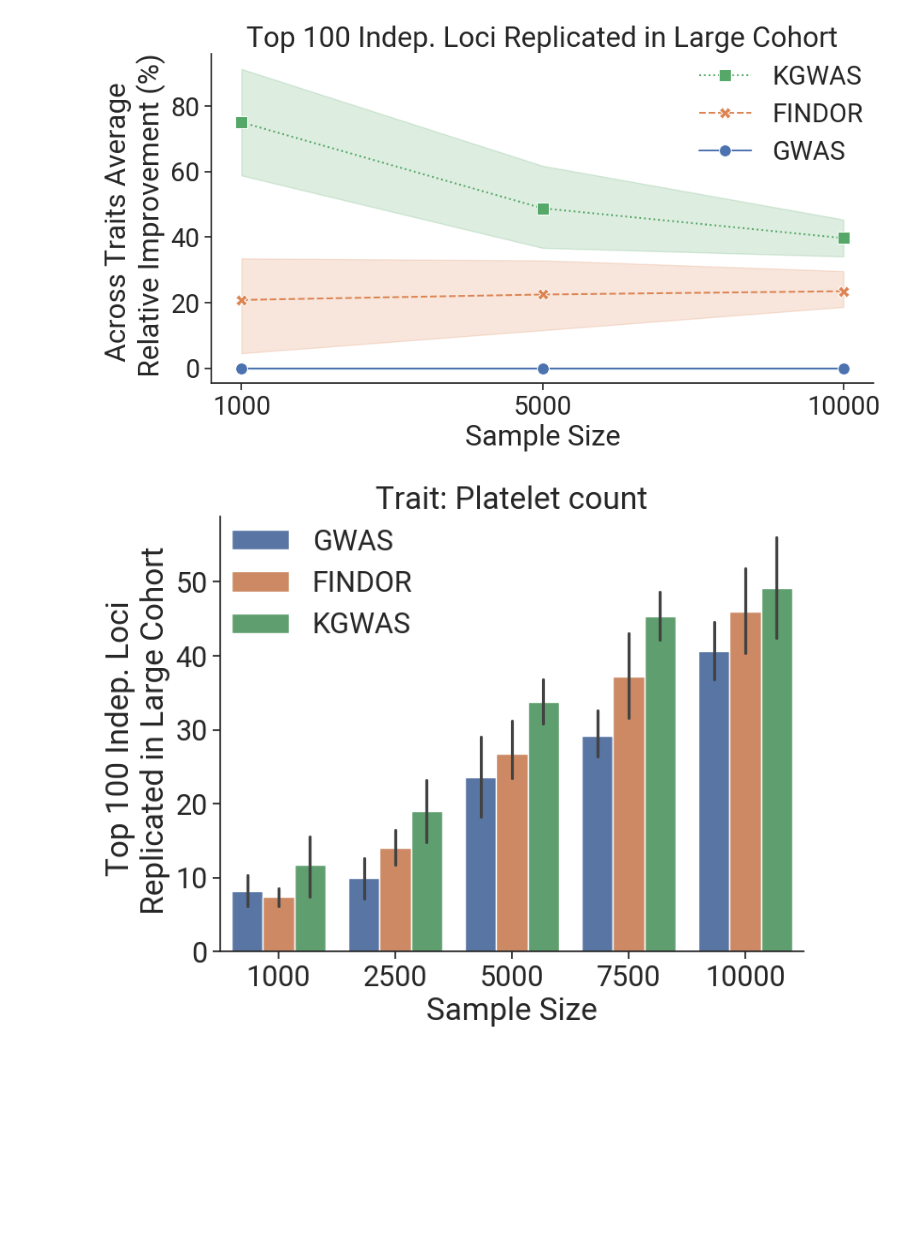
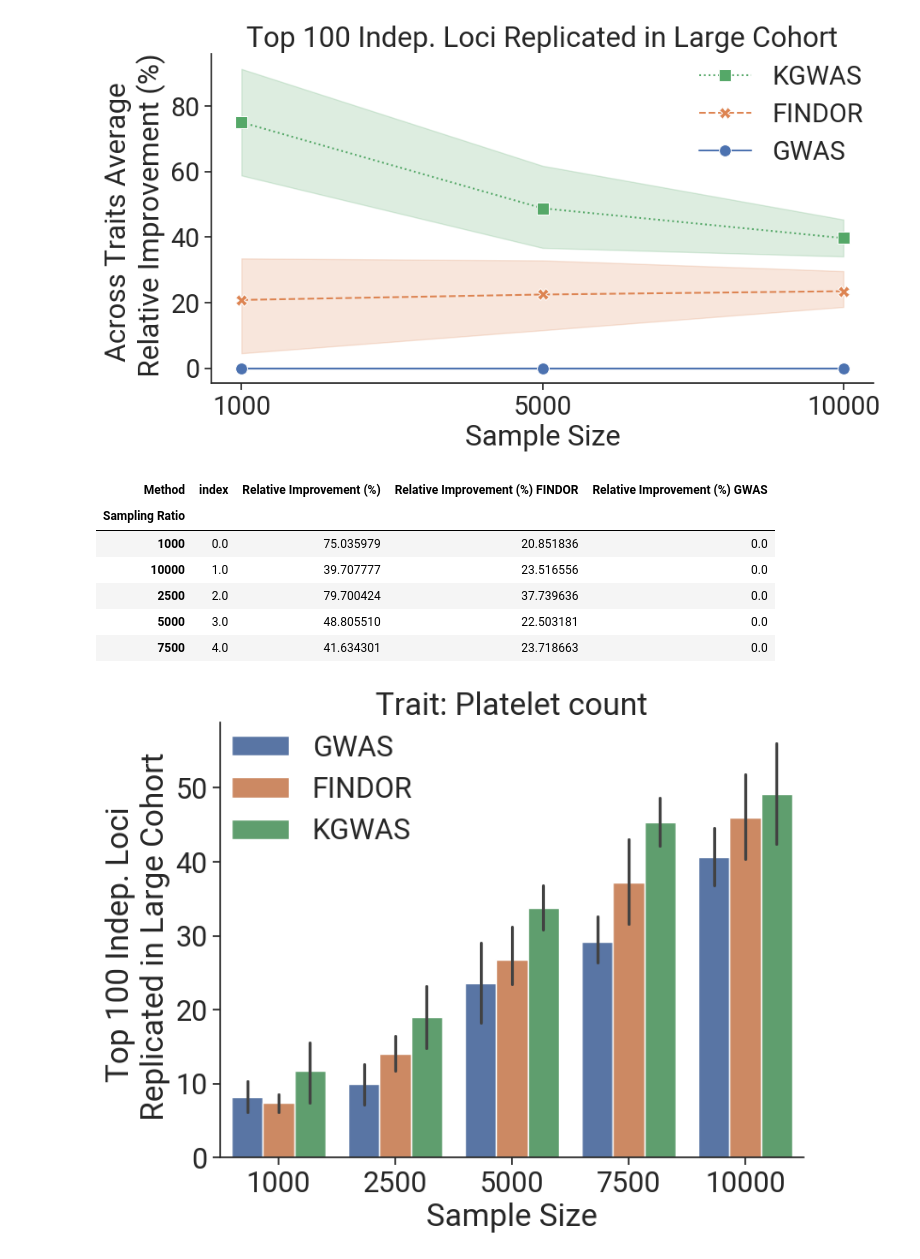
Before and after one commit to snap-stanford/KGWAS, a Jupyter notebook: demo/kgwas_subsampling.ipynb, the cells around one changed output. Drawn from its saved outputs; the diff is of its cells as text; code cells hidden in the pictures; blank space fills up the shorter version.

```diff
--- a/demo/kgwas_subsampling.ipynb
+++ b/demo/kgwas_subsampling.ipynb
@@ -616,6 +616,16 @@ plt.savefig("kgwas_top_k_main.pdf", format='pdf', dpi=300, bbox_inches='tight')
 plt.show()
 # %% [output]
 [figure]
+# %%
+pivot_df_all.groupby('Sampling Ratio').agg(np.mean)
+# %% [output]
+| Method | index | Relative Improvement (%) | Relative Improvement (%) FINDOR | Relative Improvement (%) GWAS |
+| Sampling Ratio |  |  |  |  |
+| 1000 | 0.0 | 75.035979 | 20.851836 | 0.0 |
+| 10000 | 1.0 | 39.707777 | 23.516556 | 0.0 |
+| 2500 | 2.0 | 79.700424 | 37.739636 | 0.0 |
+| 5000 | 3.0 | 48.805510 | 22.503181 | 0.0 |
+| 7500 | 4.0 | 41.634301 | 23.718663 | 0.0 |
 # %%
 single_trait = pd.DataFrame()
 for i, k100_across_diseases in k100_across_diseases_all.items():
```
